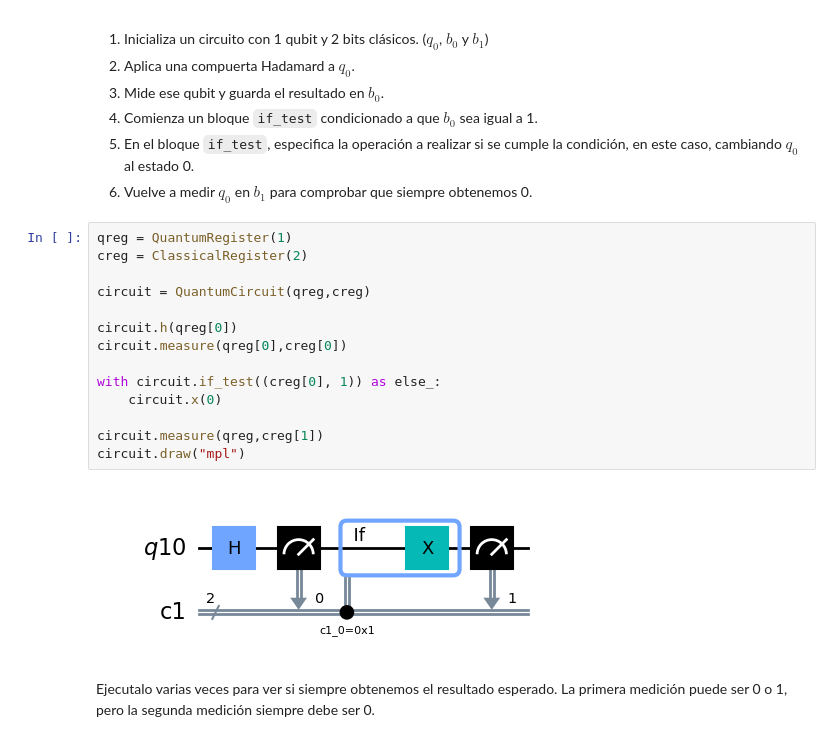
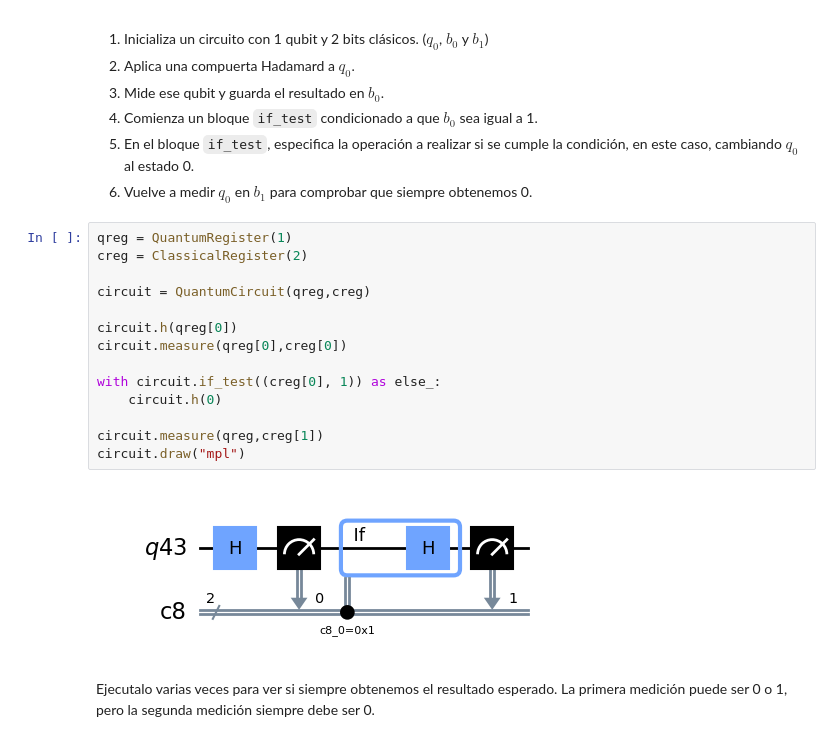
Before and after one commit to Mariomc10/AlgoritmosCuanticos, a Jupyter notebook: 02_circuitos_cuanticos.ipynb, the cells around one changed output. Saved outputs shown, nothing was run; the diff lists cells and outputs as text.

```diff
--- a/02_circuitos_cuanticos.ipynb
+++ b/02_circuitos_cuanticos.ipynb
@@ -517,19 +532,19 @@ Construye un circuito que demuestre la operación de restablecimiento condiciona
 # %%
 qreg = QuantumRegister(1)
 creg = ClassicalRegister(2)
 
 circuit = QuantumCircuit(qreg,creg)
 
 circuit.h(qreg[0])
 circuit.measure(qreg[0],creg[0])
 
 with circuit.if_test((creg[0], 1)) as else_:
-    circuit.x(0)
+    circuit.h(0)
 
 circuit.measure(qreg,creg[1])
 circuit.draw("mpl")
 # %% [output]
-[figure, old version]
+[figure, new version]
 # %% [markdown]
 Ejecutalo varias veces para ver si siempre obtenemos el resultado esperado. La primera medición puede ser 0 o 1, pero la segunda medición siempre debe ser 0.
 # %%
```
Also changed, not shown: parts of 15 cells of this notebook, 3 other files.
